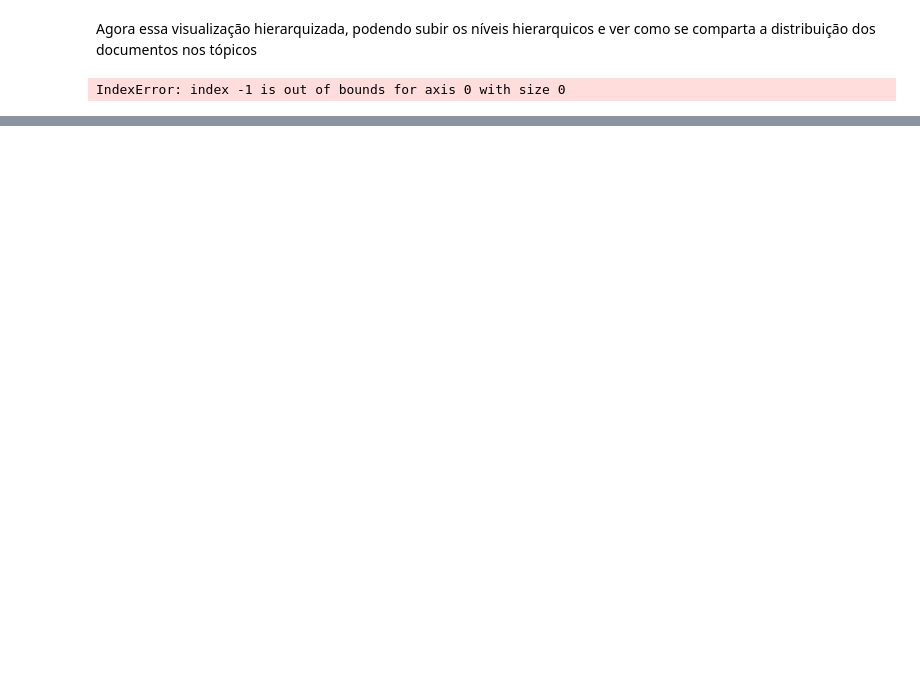
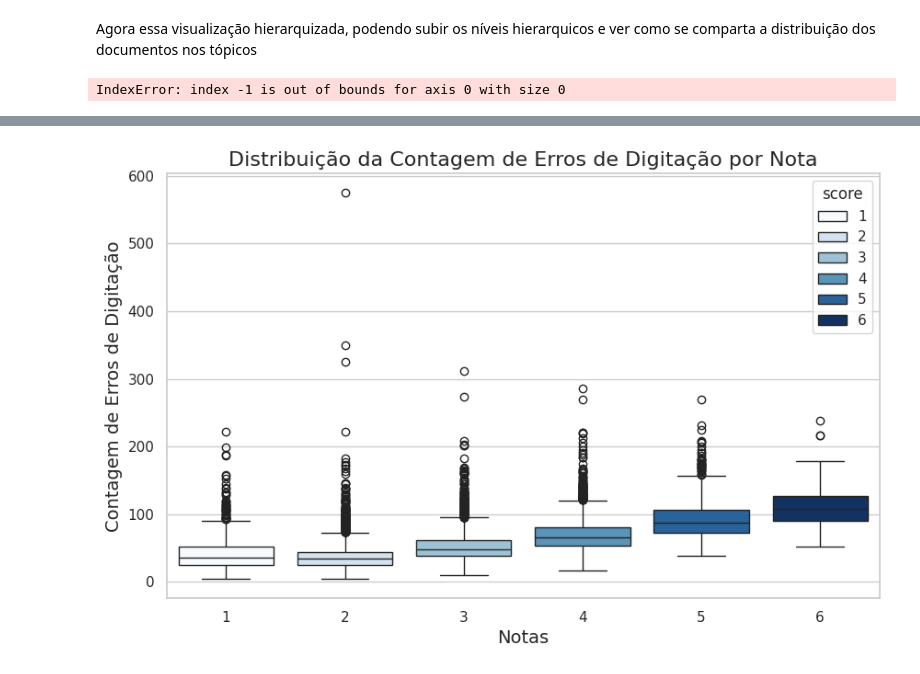
Before and after one commit to turing-usp/competicao_NLP, a Jupyter notebook: Exploracao_inicial.ipynb, the cells around one changed output, grey strips where cells are left out. Cells and saved outputs as stored; diff of their text form; code cells hidden in the pictures; blank space fills up the shorter version.

```diff
--- a/Exploracao_inicial.ipynb
+++ b/Exploracao_inicial.ipynb
@@ -315,0 +461,5 @@ IndexError: index -1 is out of bounds for axis 0 with size 0
+# %%
+import spacy
+import re
+
+nlp = spacy.load("en_core_web_sm")
@@ -315,0 +507,13 @@ IndexError: index -1 is out of bounds for axis 0 with size 0
+# %%
+with open('/content/words.txt', 'r') as file:
+    english_vocab = set(word.strip().lower() for word in file)
+def count_spelling_errors(text):
+
+
+    doc = nlp(text)
+    lemmatized_tokens = [token.lemma_.lower() for token in doc]
+
+    spelling_errors = sum(1 for token in lemmatized_tokens if token not in english_vocab)
+    return spelling_errors
+# %%
+train['num_erros_digitação'] = train['full_text'].apply(count_spelling_errors)
@@ -315,0 +536,10 @@ IndexError: index -1 is out of bounds for axis 0 with size 0
+# %%
+sns.set(style="whitegrid")
+plt.figure(figsize=(10, 6))
+sns.boxplot(x='score', y='num_erros_digitação', data=train, hue = 'score', palette="Blues")
+plt.title('Distribuição da Contagem de Erros de Digitação por Nota', fontsize=16)
+plt.xlabel('Notas', fontsize=14)
+plt.ylabel('Contagem de Erros de Digitação', fontsize=14)
+plt.show()
+# %% [output]
+[figure, added]
```
Also changed, not shown: parts of 88 cells of this notebook.
